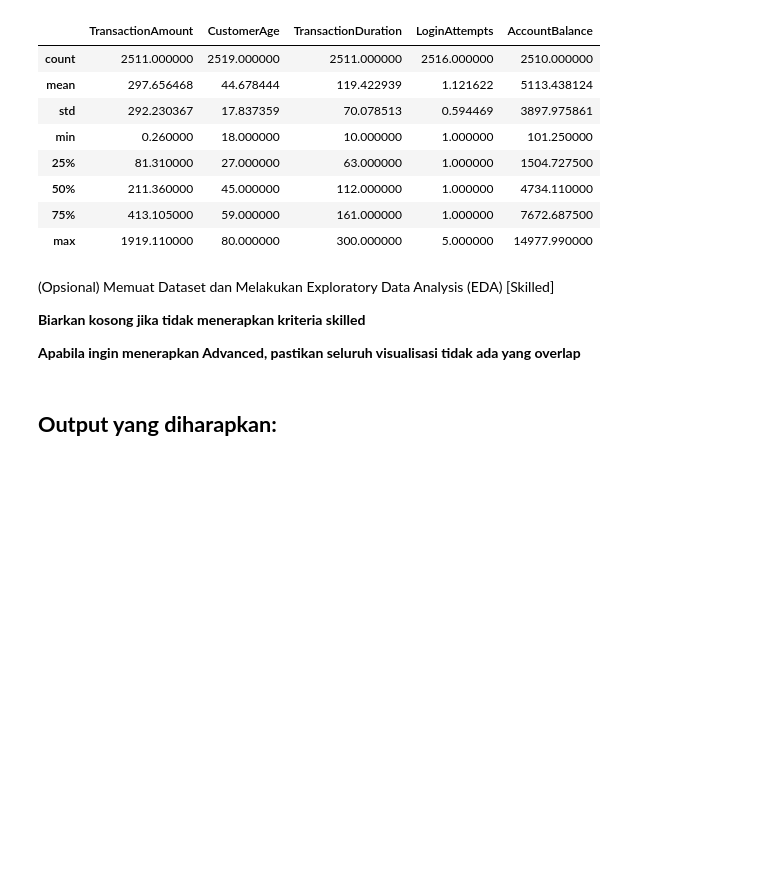
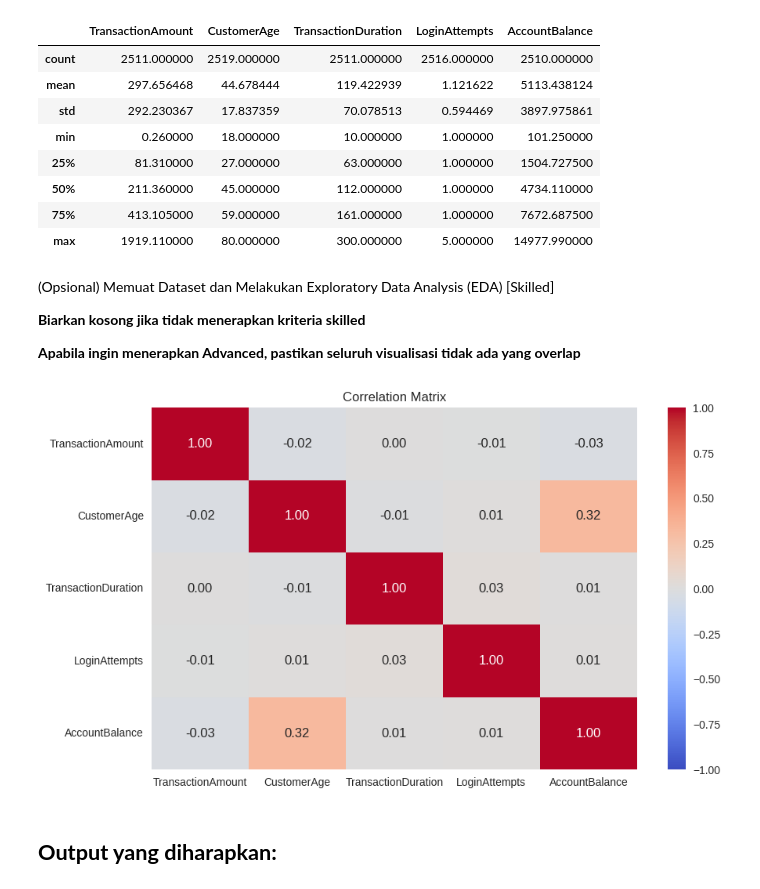
Before and after one commit to rfaoktvian/Dicoding_IDCamp, a Jupyter notebook: [Clustering]_Submission_Akhir_BMLP_Nazly_Rafa_Oktafian_Nuzqu.ipynb, the cells around one changed output. Saved outputs shown, nothing was run; the diff lists cells and outputs as text; code cells hidden in the pictures; blank space fills up the shorter version.

```diff
--- a/[Clustering]_Submission_Akhir_BMLP_Nazly_Rafa_Oktafian_Nuzqu.ipynb
+++ b/[Clustering]_Submission_Akhir_BMLP_Nazly_Rafa_Oktafian_Nuzqu.ipynb
@@ -161,26 +161,28 @@ df.describe()
 # %%
 # Menampilkan korelasi antar fitur (Opsional Skilled 1)
 
 # Memilih kolom numerik
 numerical_cols = df.select_dtypes(include=['number']).columns
 
 ### MULAI CODE ###
 
 # Hitung matriks korelasi
-correlation = df[numerical_cols].________()
+correlation = df[numerical_cols].corr()
 
 # Buat visualisasi heatmap
 plt.figure(figsize=(10, 6))
-sns.________(correlation,
+sns.heatmap(correlation,
                annot=True,
                cmap='coolwarm',
                fmt=".2f",
                vmin=-1,
                vmax=1)
 plt.title('Correlation Matrix')
 plt.show()
 
 ### SELESAI CODE ###
+# %% [output]
+[figure, added]
 # %% [markdown]
 ## **Output yang diharapkan:**
 # %% [markdown]
```
Also changed, not shown: parts of 1 cell of this notebook.
